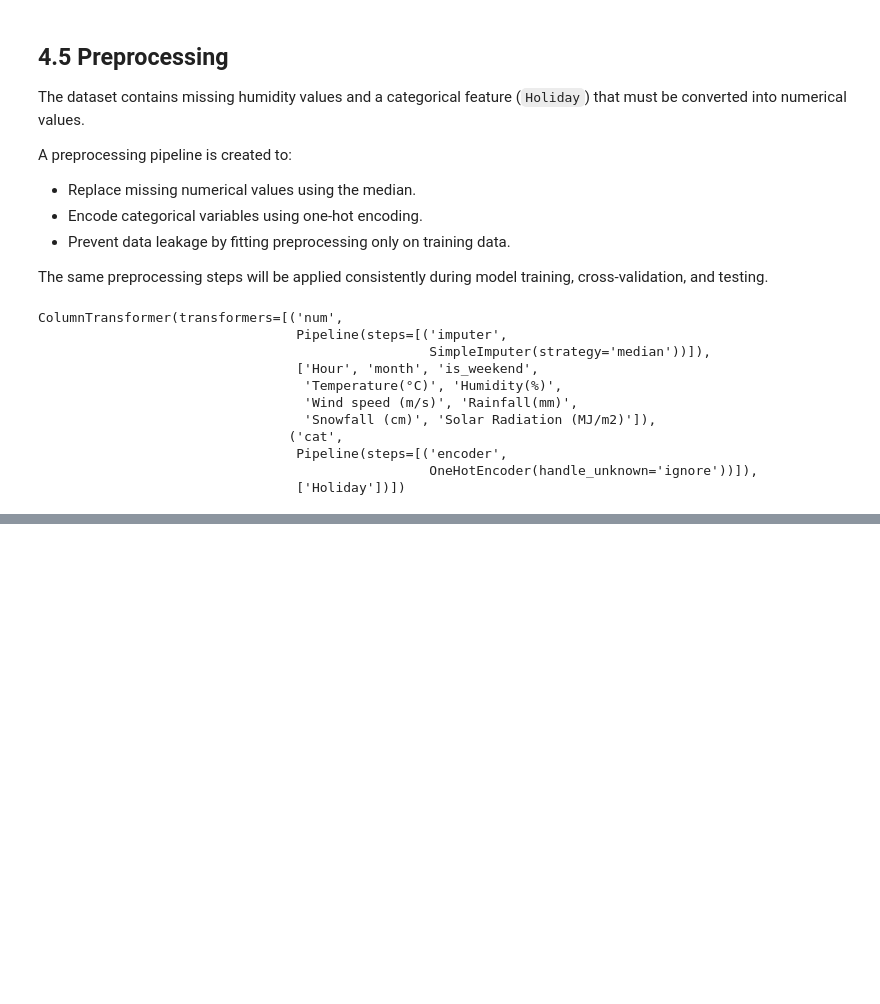
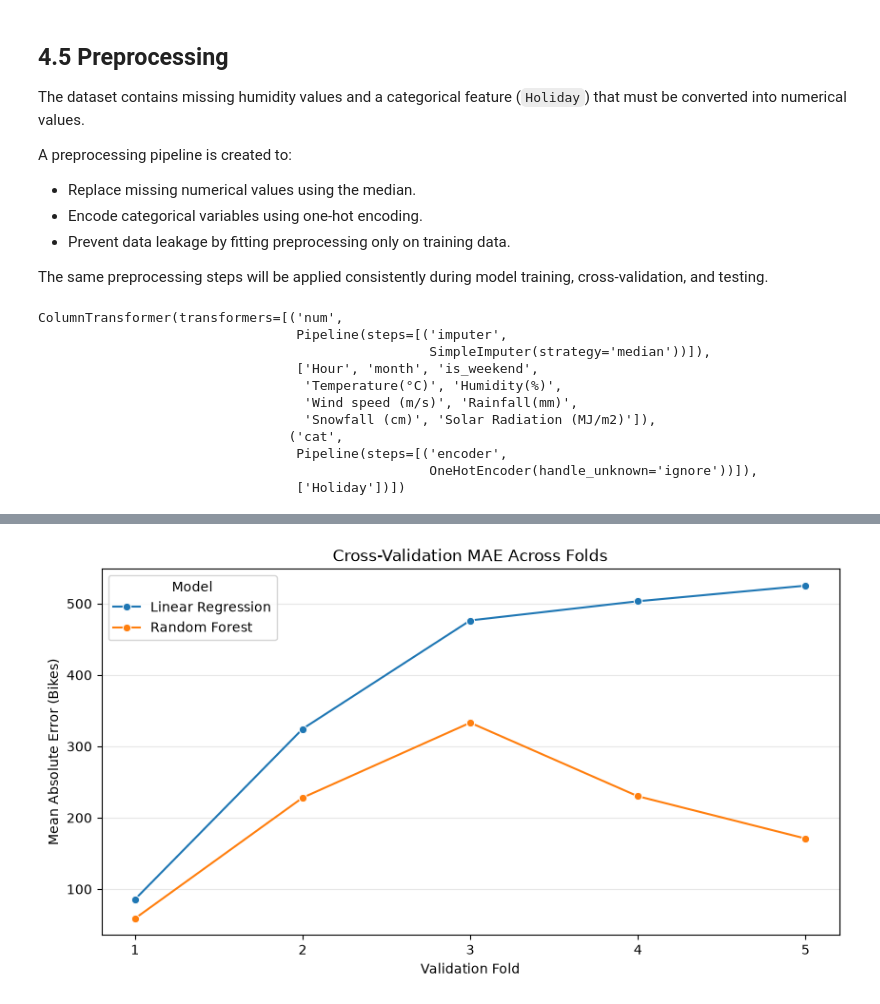
Before and after one commit to ChandaNovent/BikeFlow, a Jupyter notebook: 01_bikeflow_analysis.ipynb, the cells around one changed output, grey strips where cells are left out. Cells and saved outputs as stored; diff of their text form; code cells hidden in the pictures; blank space fills up the shorter version.

```diff
--- a/01_bikeflow_analysis.ipynb
+++ b/01_bikeflow_analysis.ipynb
@@ -1034,0 +1312,29 @@ ColumnTransformer(transformers=[('num',
+# %%
+
+# Create a line chart showing MAE for each validation fold
+plt.figure(figsize=(10, 5))
+
+# Draw one line for each model
+sns.lineplot(
+    data=fold_df,
+    x="Fold",
+    y="MAE",
+    hue="Model",
+    marker="o"
+)
+
+# Add title and axis labels
+plt.title("Cross-Validation MAE Across Folds")
+plt.xlabel("Validation Fold")
+plt.ylabel("Mean Absolute Error (Bikes)")
+
+# Show only fold numbers 1 to 5 on the X-axis
+plt.xticks([1, 2, 3, 4, 5])
+
+# Add horizontal gridlines to make comparisons easier
+plt.grid(axis="y", alpha=0.3)
+
+# Display the chart
+plt.show()
+# %% [output]
+[figure, added]
```
Also changed, not shown: parts of 28 cells of this notebook.
